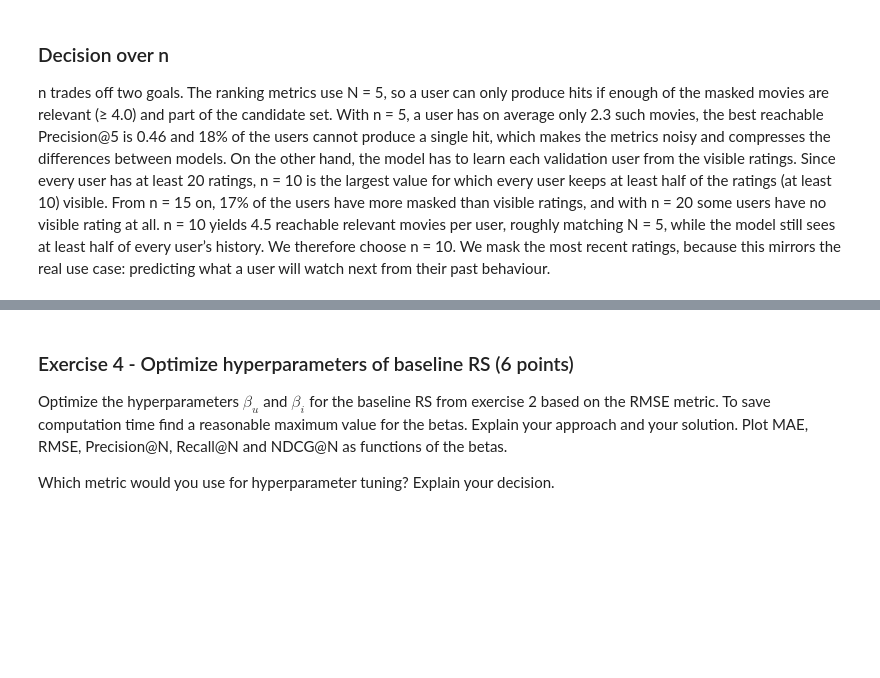
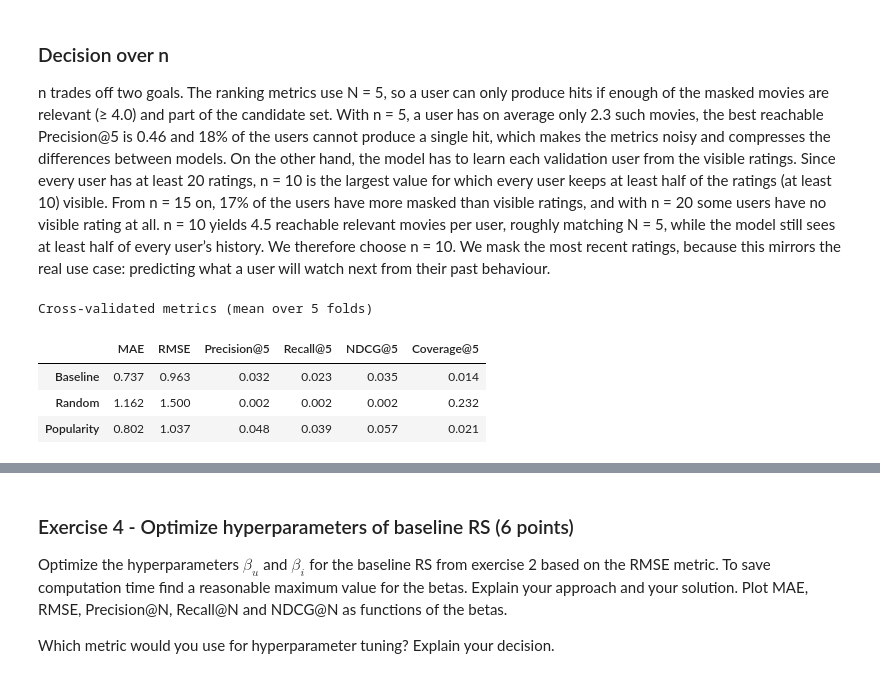
Before and after one commit to mischhart-bsc/recommender-systems, a Jupyter notebook: MiniChallenge/RSY_MiniChallenge_HS26.ipynb, the cells around one changed output, grey strips where cells are left out. Drawn from its saved outputs; the diff is of its cells as text; code cells hidden in the pictures; blank space fills up the shorter version.

```diff
--- a/MiniChallenge/RSY_MiniChallenge_HS26.ipynb
+++ b/MiniChallenge/RSY_MiniChallenge_HS26.ipynb
@@ -535,11 +535,13 @@ Output the recommendations for the three example users (Ids 1, 3 and 7) and the
 # %%
 
 class BaseRS:
-    def __init__(self):
-        pass
+    def __init__(self, min_ratings=10):
+        self.min_ratings = min_ratings
+
     def fit(self, train):
         self.seen = train.groupby("userId")["movieId"].agg(set)     # Series: userId -> {movieId, ...}
-        self.items = pd.Index(train["movieId"].unique())   # all movies in data
+        n_ratings = train["movieId"].value_counts()                 # Series: movieId -> number of ratings
+        self.items = n_ratings.index[n_ratings >= self.min_ratings] # candidate movies
         return self
 
     def predict(self, user, movie_ids):
@@ -554,8 +556,8 @@ class BaseRS:
 
 
 class BaselineRS(BaseRS):
-    def __init__(self, beta_u = 20, beta_i = 20):
-        super().__init__()                    # Constructor of baseclass
+    def __init__(self, beta_u = 20, beta_i = 20, min_ratings=10):
+        super().__init__(min_ratings)                                          # Constructor of baseclass
         self.beta_u = beta_u
         self.beta_i = beta_i
 
@@ -580,8 +582,8 @@ class BaselineRS(BaseRS):
         return baseline.clip(0.5, 5.0)
 
 class RandomRS(BaseRS):
-    def __init__(self, seed=100):
-        super().__init__()
+    def __init__(self, seed=100, min_ratings=10):
+        super().__init__(min_ratings)
         self.rng = np.random.default_rng(seed)
 
     def fit(self, train):
@@ -602,8 +604,8 @@ class RandomRS(BaseRS):
         return recommendations
 
 class PopularityRS(BaseRS):
-    def __init__(self):
-        super().__init__()
+    def __init__(self, min_ratings=10):
+        super().__init__(min_ratings)
 
     def fit(self, train):
         super().fit(train)
@@ -820,0 +858,37 @@ n trades off two goals. The ranking metrics use N = 5, so a user can only produc
+# %%
+def evaluate(rs, folds, n=5, threshold=4.0):
+    """Cross-validated metrics of a recommender: one row per fold."""
+    rows = []
+    for train, masked in folds:
+        rs.fit(train)
+        y_true, y_pred, lists = [], [], []
+        precision, recall, ndcg = [], [], []
+        for user, user_masked in masked.groupby("userId"):
+            y_true.extend(user_masked["rating"])
+            y_pred.extend(rs.predict(user, user_masked["movieId"]))
+            recommended = rs.recommend(user, n).index
+            relevant = set(user_masked.loc[user_masked["rating"] >= threshold, "movieId"])
+            precision.append(precision_at_n(recommended, relevant, n))
+            recall.append(recall_at_n(recommended, relevant, n))
+            ndcg.append(ndcg_at_n(recommended, relevant, n))
+            lists.append(recommended)
+        rows.append({"MAE": mae(y_true, y_pred),
+                     "RMSE": rmse(y_true, y_pred),
+                     f"Precision@{n}": np.mean(precision),
+                     f"Recall@{n}": np.mean(recall),
+                     f"NDCG@{n}": np.mean(ndcg),
+                     f"Coverage@{n}": coverage(lists, rs.items)})
+    return pd.DataFrame(rows).rename_axis("fold")
+
+
+results = {name: evaluate(rs, folds).mean()
+           for name, rs in {"Baseline": BaselineRS(), "Random": RandomRS(),
+                            "Popularity": PopularityRS()}.items()}
+display(pd.DataFrame(results).T.style.set_caption("Cross-validated metrics (mean over 5 folds)")
+        .format(precision=3))
+# %% [output]
+Cross-validated metrics (mean over 5 folds)
+|  | MAE | RMSE | Precision@5 | Recall@5 | NDCG@5 | Coverage@5 |
+| Baseline | 0.737 | 0.963 | 0.032 | 0.023 | 0.035 | 0.014 |
+| Random | 1.162 | 1.500 | 0.002 | 0.002 | 0.002 | 0.232 |
+| Popularity | 0.802 | 1.037 | 0.048 | 0.039 | 0.057 | 0.021 |
```
Also changed, not shown: parts of 5 cells of this notebook.
